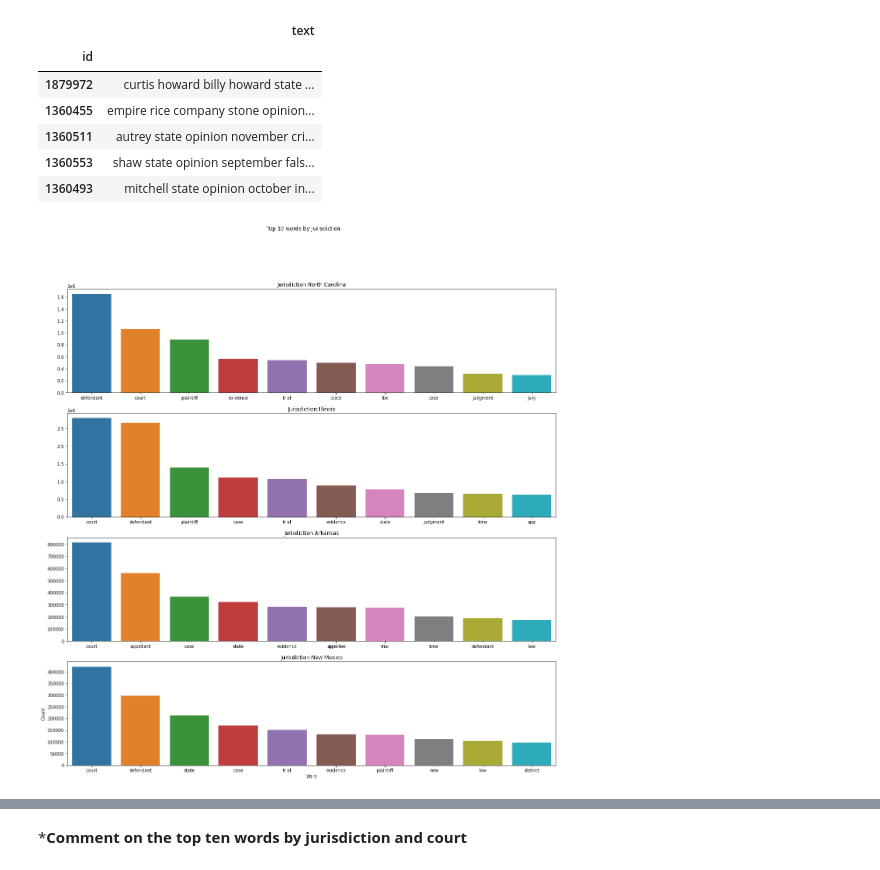
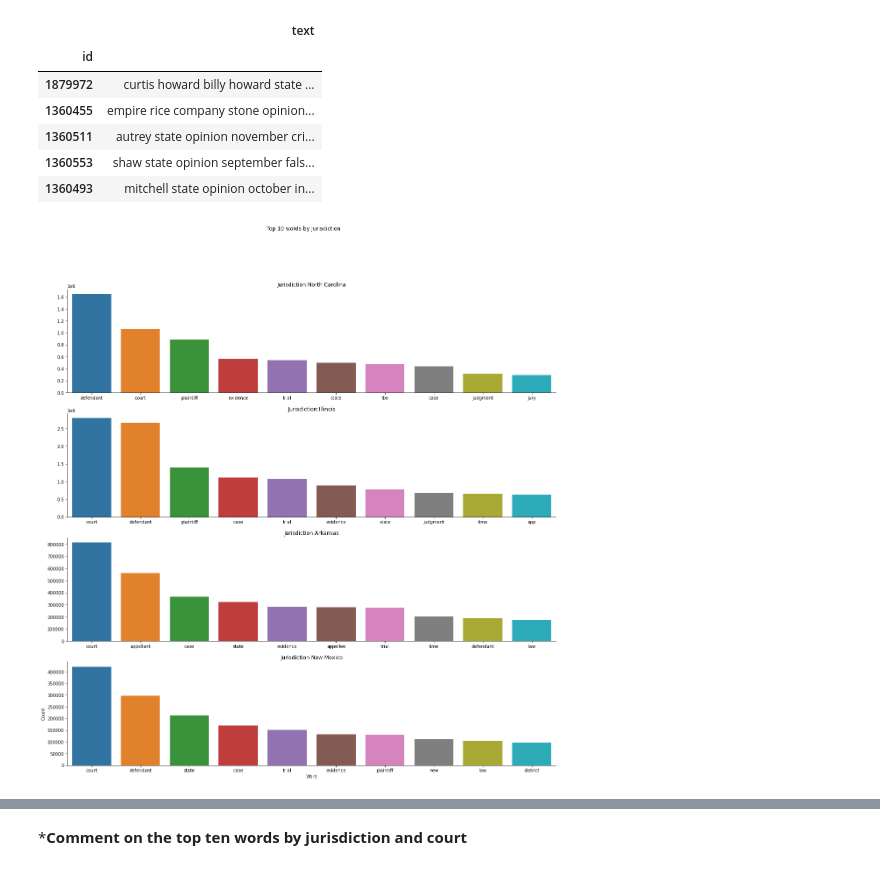
Before and after one commit to parambharat/cs109b-grp9-final-project, a Jupyter notebook: notebooks/grp9-milestone-2-submission.ipynb, the cells around one changed output, grey strips where cells are left out. Cells and saved outputs as stored; diff of their text form; code cells hidden in the pictures.

```diff
--- a/notebooks/grp9-milestone-2-submission.ipynb
+++ b/notebooks/grp9-milestone-2-submission.ipynb
@@ -676,24 +659,24 @@ def flatten(lst):
 # %%
 grp_vocab = {}
 groups = cases_data.groupby("jurisdiction_id").groups.items()
 for grp,idx in groups:
     grp_data = case_lines.loc[idx]
     top_10 = Counter(flatten(grp_data.text.str.split().tolist())).most_common(10)
     grp_vocab[grp] = top_10
 num_plots = len(grp_vocab)
 fig, ax = plt.subplots(nrows=num_plots, ncols=1, figsize=(20, 20))
 for i, (k,v) in enumerate(grp_vocab.items()):
     title = jurisdictions_data[jurisdictions_data.id == k]['name_long'].values[0]
     word, count = zip(*v)
     sns.barplot(x=np.array(word),y=np.array(count),ax=ax[i])
     ax[i].set_title(f"Jurisdiction:{title}")
 plt.xlabel("Word")
 plt.ylabel("Count")
-
 plt.suptitle("Top 10 words by Jurisdiction")
+sns.despine()
 plt.show()
 # %% [output]
-[figure, old version]
+[figure, new version]
 # %%
 grp_vocab = {}
 groups = cases_data.groupby("court_id").groups.items()
```
Also changed, not shown: parts of 39 cells of this notebook.
